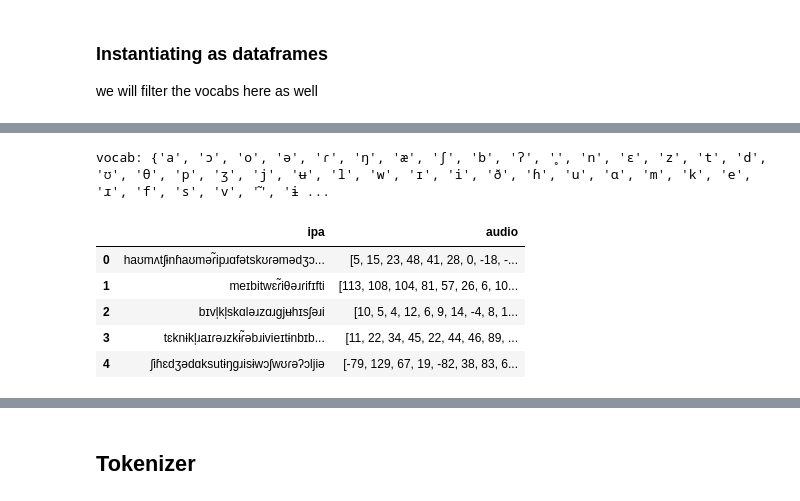
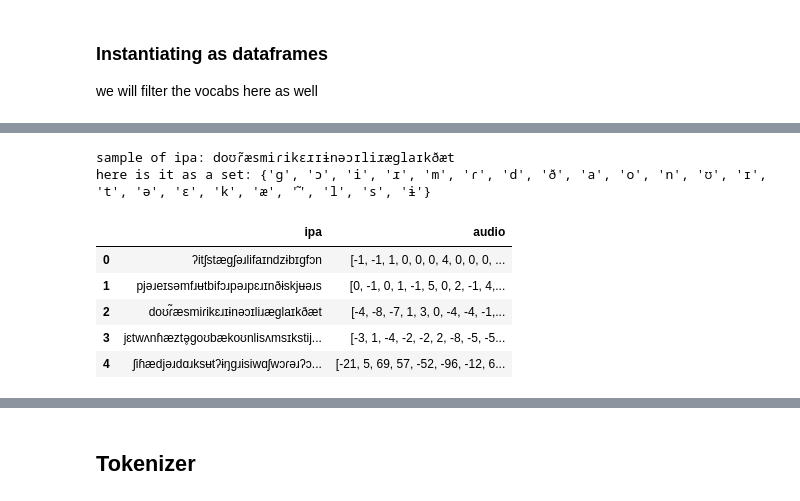
Before and after one commit to KoelLabs/ML, a Jupyter notebook: notebooks/TIMIT_Finetune_Facebook60.ipynb, the cells around one changed output, grey strips where cells are left out. Saved outputs shown, nothing was run; the diff lists cells and outputs as text; code cells hidden in the pictures.

```diff
--- a/notebooks/TIMIT_Finetune_Facebook60.ipynb
+++ b/notebooks/TIMIT_Finetune_Facebook60.ipynb
@@ -230,0 +214,6 @@ IPA: wikɔlɪtbɛɹ
+# %%
+audio_lens = []
+for sample in doreco:
+    audio_lens.append(len(sample[1])/16_000/60)
+plt.hist(audio_lens, bins=100)
+print("total audio", sum(audio_lens))
@@ -230,0 +248,5 @@ IPA: wikɔlɪtbɛɹ
+# %%
+audio_lens = []
+for sample in speech_ocean:
+    audio_lens.append(len(sample[1])/16000/60)
+plt.hist(audio_lens, bins=100);
@@ -230,0 +267,9 @@ IPA: wikɔlɪtbɛɹ
+# %%
+# load all_arctic_speaker_splits
+arctic = all_arctic_speaker_splits(include_timestamps=True)  # scripted speech
+# %%
+audio_lens = []
+for sample in arctic:
+    audio_lens.append(len(sample[1])/16000/60)
+plt.hist(audio_lens, bins=100);
+print(f"arctic audio lens median: {np.median(audio_lens)}")
@@ -274,19 +326,23 @@ vocab: {'a', 'ɔ', 'o', 'ə', 'ɾ', 'ŋ', 'æ', 'b', 'ʃ', 'n', 'ɛ', 'z', 't',
 # %%
 timit_df = pd.DataFrame(
     [(simplify_ipa(sample[0]), sample[1]) for sample in TIMITDataset(split="train")],
     columns=["ipa", "audio"],
 )
-timit_vocab = set("".join(timit_df["ipa"]))
-print("vocab:", timit_vocab)
+print("sample of ipa:", timit_df["ipa"][2])
+str = timit_df["ipa"][2]
+print("here is it as a set:", set(str))
+# timit_vocab = set("".join(timit_df["ipa"]))
+# print("vocab:", timit_vocab)
 timit_df.head()
 # %% [output]
-vocab: {'a', 'ɔ', 'o', 'ə', 'ɾ', 'ŋ', 'æ', 'ʃ', 'b', 'ʔ', '̥', 'n', 'ɛ', 'z', 't', 'd', 'ʊ', 'θ', 'p', 'ʒ', 'j', 'ʉ', 'l', 'w', 'ɪ', 'i', 'ð', 'ɦ', 'u', 'ɑ', 'm', 'k', 'e', 'ɹ', 'f', 's', 'v', '̃', 'ɨ ...
+sample of ipa: doʊɾ̃æsmiɾikɛɹɪɨnəɔɪliɹæɡlaɪkðæt
+here is it as a set: {'ɡ', 'ɔ', 'i', 'ɹ', 'm', 'ɾ', 'd', 'ð', 'a', 'o', 'n', 'ʊ', 'ɪ', 't', 'ə', 'ɛ', 'k', 'æ', '̃', 'l', 's', 'ɨ'}
 |  | ipa | audio |
-| 0 | haʊmʌtʃɨnɦaʊməɾ̃ipɹɑfətskʊɾəmədʒɔ... | [5, 15, 23, 48, 41, 28, 0, -18, -... |
-| 1 | meɪbitwɛɾ̃iθəɹɾifɪfti | [113, 108, 104, 81, 57, 26, 6, 10... |
-| 2 | bɪvl̩kl̩skɑləɹzɑɹɡjʉhɪsʃəɹi | [10, 5, 4, 12, 6, 9, 14, -4, 8, 1... |
-| 3 | tɛknɨkl̩ɹaɪɾəɹzkɨɾ̃əbɹivieɪtɨnbɪb... | [11, 22, 34, 45, 22, 44, 46, 89, ... |
-| 4 | ʃiɦɛdʒədɑksutɨŋɡɹisɨwɔʃwʊɾəʔɔljiə | [-79, 129, 67, 19, -82, 38, 83, 6... |
+| 0 | ʔitʃstæɡʃəɹlifaɪndzɨbɪɡfɔn | [-1, -1, 1, 0, 0, 0, 4, 0, 0, 0, ... |
+| 1 | pjəɹeɪsəmfɹʉtbifɔɹpəɹpɛɹɪnðɨskjʉəɹs | [0, -1, 0, 1, -1, 5, 0, 2, -1, 4,... |
+| 2 | doʊɾ̃æsmiɾikɛɹɪɨnəɔɪliɹæɡlaɪkðæt | [-4, -8, -7, 1, 3, 0, -4, -4, -1,... |
+| 3 | jɛtwʌnɦæztə̥ɡoʊbækoʊnlisʌmsɪkstij... | [-3, 1, -4, -2, -2, 2, -8, -5, -5... |
+| 4 | ʃiɦædjəɹdɑɹksʉtʔɨŋɡɹisiwɑʃwɔɾəɹʔɔ... | [-21, 5, 69, 57, -52, -96, -12, 6... |
 # %%
 suitcase_df = pd.DataFrame(
     [
```
Also changed, not shown: parts of 50 cells of this notebook.
